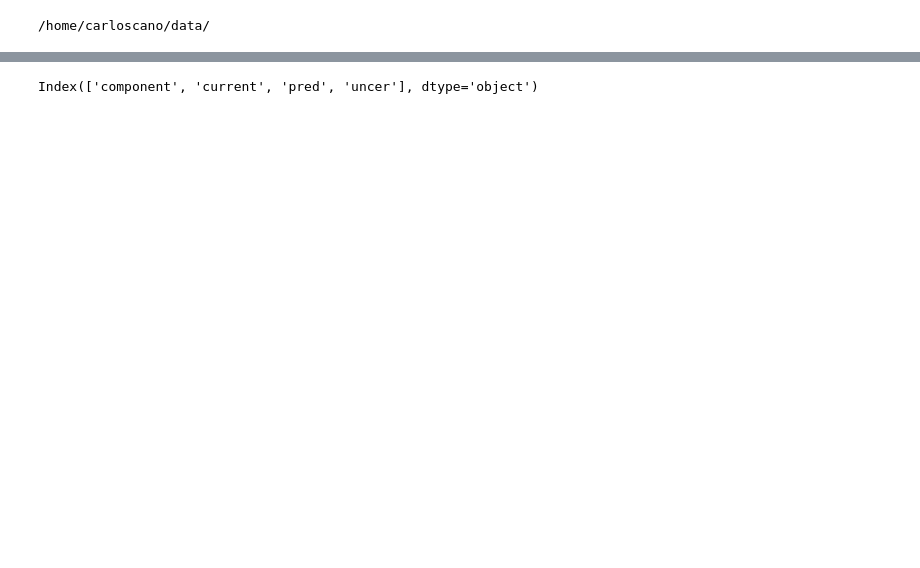
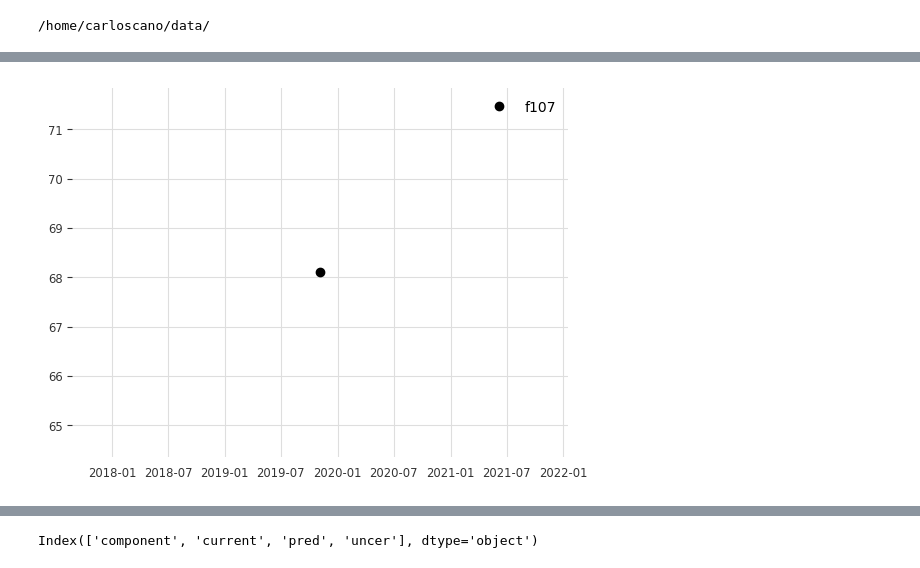
Before and after one commit to carloscanodomingo/NeuralProphetEQ, a Jupyter notebook: notebooks/testing_FCeVDarts.ipynb, the cells around one changed output, grey strips where cells are left out. Drawn from its saved outputs; the diff is of its cells as text; code cells hidden in the pictures; blank space fills up the shorter version.

```diff
--- a/notebooks/testing_FCeVDarts.ipynb
+++ b/notebooks/testing_FCeVDarts.ipynb
@@ -246,0 +414,40 @@ main_df = df_fore["SYNTH_0"]["8"]
+# %%
+from darts.ad import KMeansScorer, WassersteinScorer, CauchyNLLScorer
+def get_anom(df):
+    all_anom_score = None
+    for index in range(5):
+        ts_current_val = TimeSeries.from_dataframe(df["current"])
+        ts_base_val = TimeSeries.from_dataframe(df["pred"])
+        ts_current_train = current_fcev.FCeV_model.input_series.drop_after(ts_current_val.start_time())
+        ts_base_train = current_fcev.FCeV_model.input_series.drop_after(ts_base_val.start_time())
+        ts_current_all = ts_current_train.append(ts_current_val)
+        ts_base_all = ts_base_train.append(ts_base_val)
+        scorer = KMeansScorer(k=10, window=48)
+        scorer.fit_from_prediction(ts_current_train, ts_base_train)
+        anom_score = scorer.score_from_prediction(ts_current_val, ts_base_val)
+        if all_anom_score is None:
+            all_anom_score = anom_score
+        else:
+            all_anom_score = all_anom_score.concatenate(anom_score, axis = "component")
+    return all_anom_score.mean(1).pd_dataframe()
+# %%
+all_dict = df_fore
+# %%
+anom_serie = None
+for key, value in all_dict.items():
+    if isinstance(value, pd.DataFrame):
+        df = value
+        df = get_anom(df)
+        df.columns = [f"{key}"]
+        if anom_serie is None:
+            anom_serie = TimeSeries.from_dataframe(df)
+        else:
+            anom_serie = anom_serie.concatenate(TimeSeries.from_dataframe(df), axis = "component")
+    else:
+        for key_inner, value_inner in value.items():
+            df = get_anom(value_inner)
+            df.columns = [f"{key}_{key_inner}"]
+            anom_serie = anom_serie.concatenate(TimeSeries.from_dataframe(df), axis = "component")
+# %%
+#val_events = current_fcev.FCeV_model.events.slice_intersect(anom_serie)["pr"]
+anom_serie = anom_serie.concatenate(val_events, axis= "component")
@@ -246,0 +465,4 @@ main_df = df_fore["SYNTH_0"]["8"]
+# %%
+current_fcev.FCeV_model.events.slice_intersect(anom_serie).plot()
+# %% [output]
+[figure, added]
```
Also changed, not shown: parts of 81 cells of this notebook, 11 other files.
